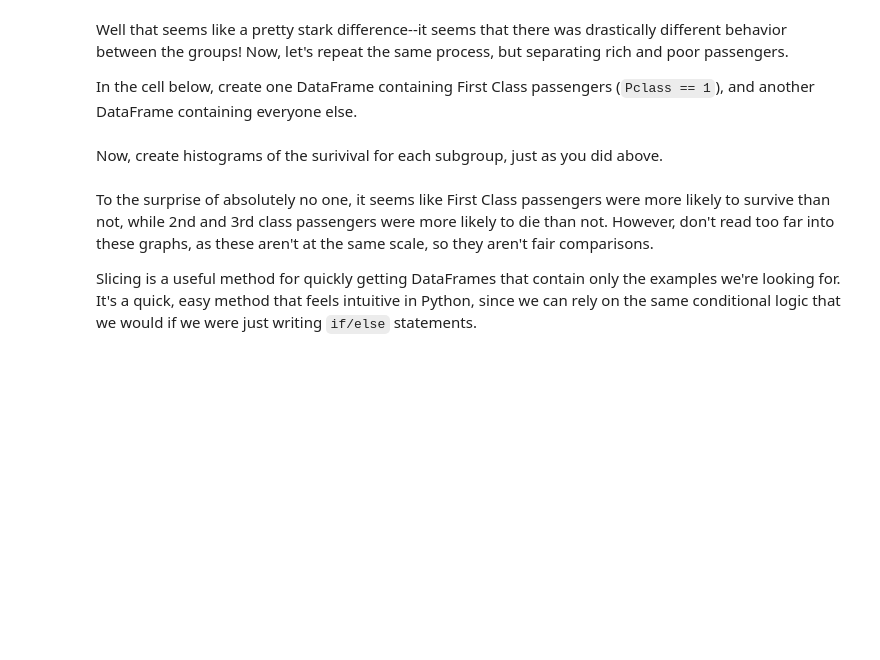
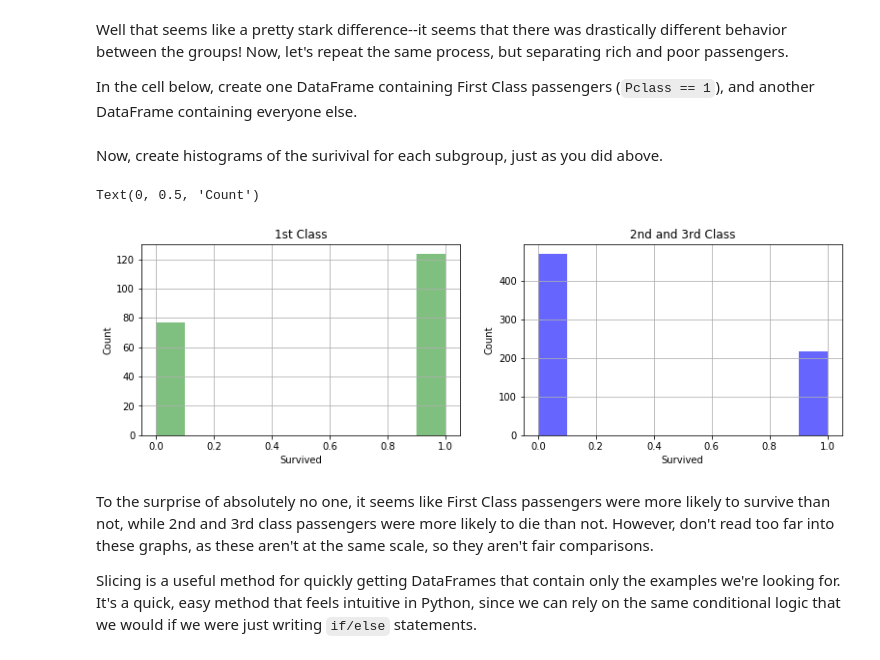
Before and after one commit to jammy-bot/dsc-using-sql-with-pandas-lab-online-ds-ft-120919, a Jupyter notebook: index.ipynb, the cells around one changed output. Drawn from its saved outputs; the diff is of its cells as text; code cells hidden in the pictures; blank space fills up the shorter version.

```diff
--- a/index.ipynb
+++ b/index.ipynb
@@ -128,3 +158,22 @@ Now, create histograms of the surivival for each subgroup, just as you did above
+# %%
+# Your code here
+
+fig, ax = plt.subplots(nrows=1, ncols=2, figsize=(13,8))
+
+plt.subplot(221)
+first_class_df.Survived.hist(color = 'g', alpha = 0.5)
+plt.title('1st Class')
+plt.xlabel('Survived')
+plt.ylabel('Count')
+
+plt.subplot(222)
+second_third_class_df.Survived.hist(color = 'b', alpha = 0.6)
+plt.title('2nd and 3rd Class')
+plt.xlabel('Survived')
+plt.ylabel('Count')
+# %% [output]
+Text(0, 0.5, 'Count')
+[figure, added]
 # %% [markdown]
 To the surprise of absolutely no one, it seems like First Class passengers were more likely to survive than not, while 2nd and 3rd class passengers were more likely to die than not.  However, don't read too far into these graphs, as these aren't at the same scale, so they aren't fair comparisons.
 
```
Also changed, not shown: parts of 26 cells of this notebook.
